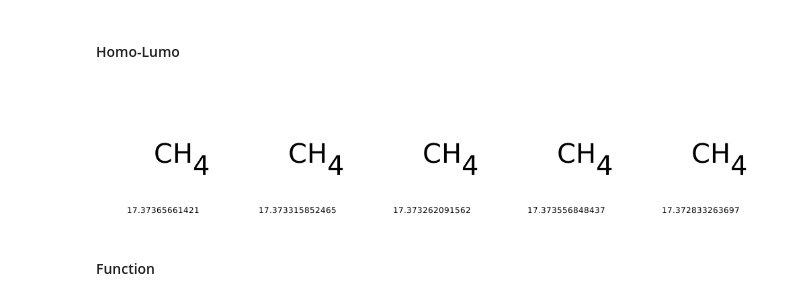
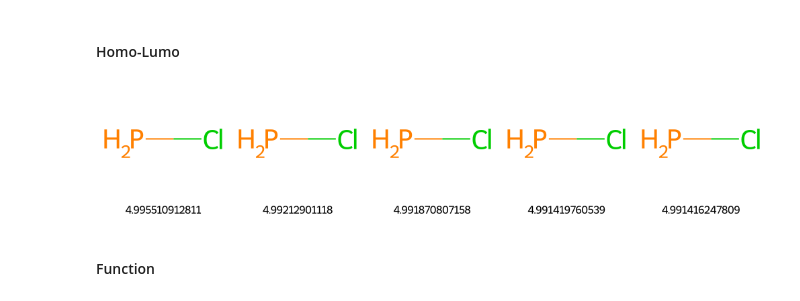
Before and after one commit to aspuru-guzik-group/Tartarus, a Jupyter notebook: mols_jupyter/hce.ipynb, the cells around one changed output. Saved outputs shown, nothing was run; the diff lists cells and outputs as text; code cells hidden in the pictures.

```diff
--- a/mols_jupyter/hce.ipynb
+++ b/mols_jupyter/hce.ipynb
@@ -40,14 +40,14 @@ img
 # %% [markdown]
 #### Homo-Lumo
 # %%
-smiles = ['C', 'C', 'C', 'C', 'C']
+smiles = ['PCl', 'PCl', 'PCl', 'PCl', 'PCl']
 
-values = [17.37365661421, 17.373315852465, 17.373262091562, 17.373556848437, 17.372833263697]
+values = [4.995510912811, 4.99212901118, 4.991870807158, 4.991419760539, 4.991416247809]
 
 mols_ls = [Chem.MolFromSmiles(x) for x in smiles]
 img = Draw.MolsToGridImage(mols_ls,molsPerRow=5,subImgSize=(200,200),legends=[str(x) for x in values])
 img
 # %% [output]
-[figure, old version]
+[figure, new version]
 # %% [markdown]
 #### Function
```
Also changed, not shown: parts of 6 cells of this notebook.
